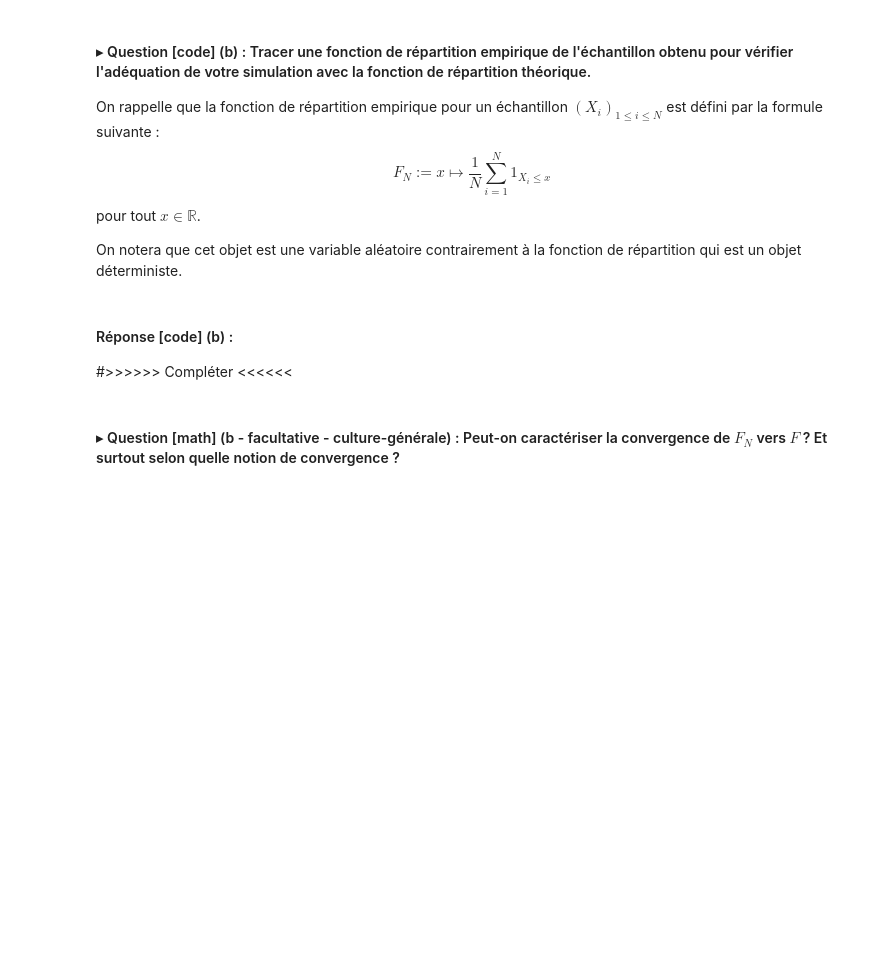
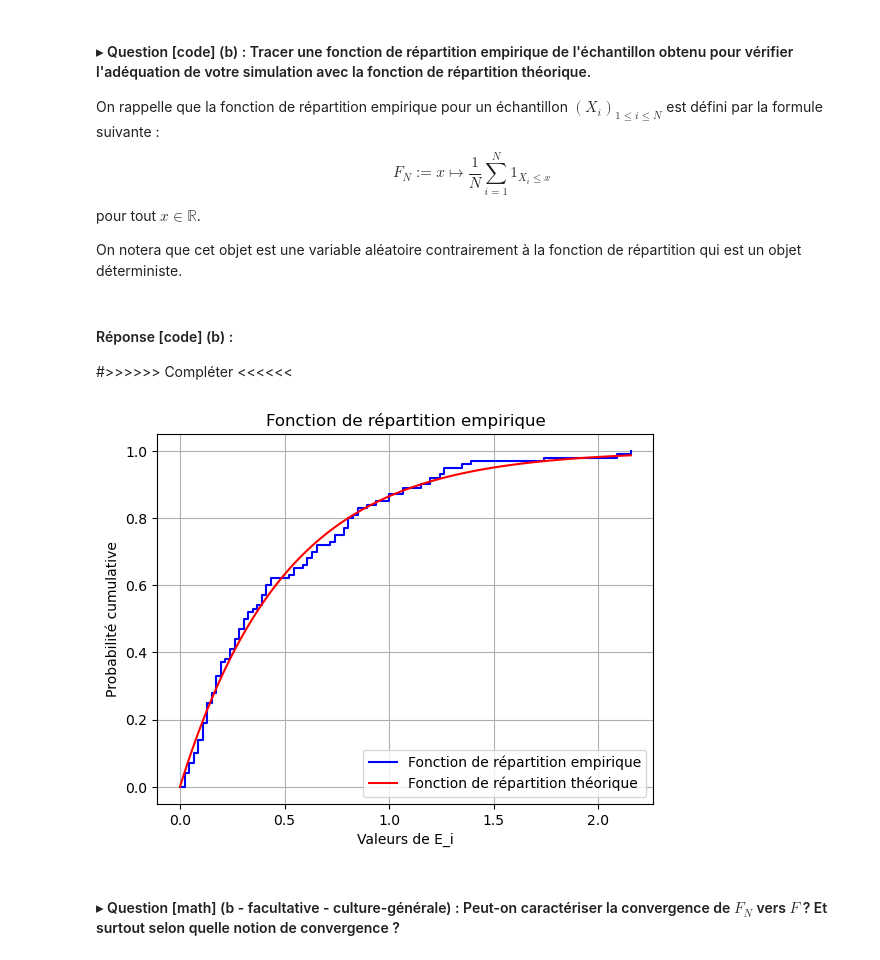
Before and after one commit to momoth12/Stochastic-Simulation-and-Monte-Carlo-Methods, a Jupyter notebook: lab2/TP2.ipynb, the cells around one changed output. Cells and saved outputs as stored; diff of their text form; code cells hidden in the pictures; blank space fills up the shorter version.

```diff
--- a/lab2/TP2.ipynb
+++ b/lab2/TP2.ipynb
@@ -73,28 +85,38 @@ On notera que cet objet est une variable aléatoire contrairement à la fonction
 # %%
 ###################################################
 # Réponse [code] (b) :
 ###################################################
 
 ##################################################
 ## Calcul de la fonction de répartition empirique
->>>>>> Compléter <<<<<<
+#>>>>>> Compléter <<<<<<
+def fonction_rep_emp(echantillon,x):
+    return np.mean(echantillon<=x)
 
+echantillon = np.random.exponential(scale=1/param_lambda, size=N)
 ###################################################
 ## Affichage des fonctions de répartition
-x = np.linspace(0,>>>>>> Compléter <<<<<<,N)
+
+
+x = np.linspace(0,np.max(echantillon),N)
 Fonc_Rep_Th = 1 - np.exp(-param_lambda * x)
+Fonc_Rep_emp=[fonction_rep_emp(echantillon,z) for z in x]
 
-plt.step(>>>>>> Compléter <<<<<<, >>>>>> Compléter <<<<<<, where='post', color="b", label="Fonction de répartition empirique")
+
+
+plt.step(x,Fonc_Rep_emp ,where='post', color="b", label="Fonction de répartition empirique")
 # L'argument "where='post'" permet d'afficher le dernier saut de la fonction de répartition empirique.
 plt.plot(x, Fonc_Rep_Th, color="r", label="Fonction de répartition théorique")
 
 plt.xlabel('Valeurs de E_i')
 plt.ylabel('Probabilité cumulative')
 plt.title('Fonction de répartition empirique')
 plt.legend(loc="best")
 plt.grid(True)
 # On affiche la figure dans la console
 plt.show()
+# %% [output]
+[figure, added]
 # %% [markdown]
 #### $\blacktriangleright$ Question [math] (b - facultative - culture-générale) :  Peut-on caractériser la convergence de $F_N$ vers $F$ ? Et surtout selon quelle notion de convergence ?
 # %% [markdown]
```
Also changed, not shown: parts of 4 cells of this notebook, 2 other files.
